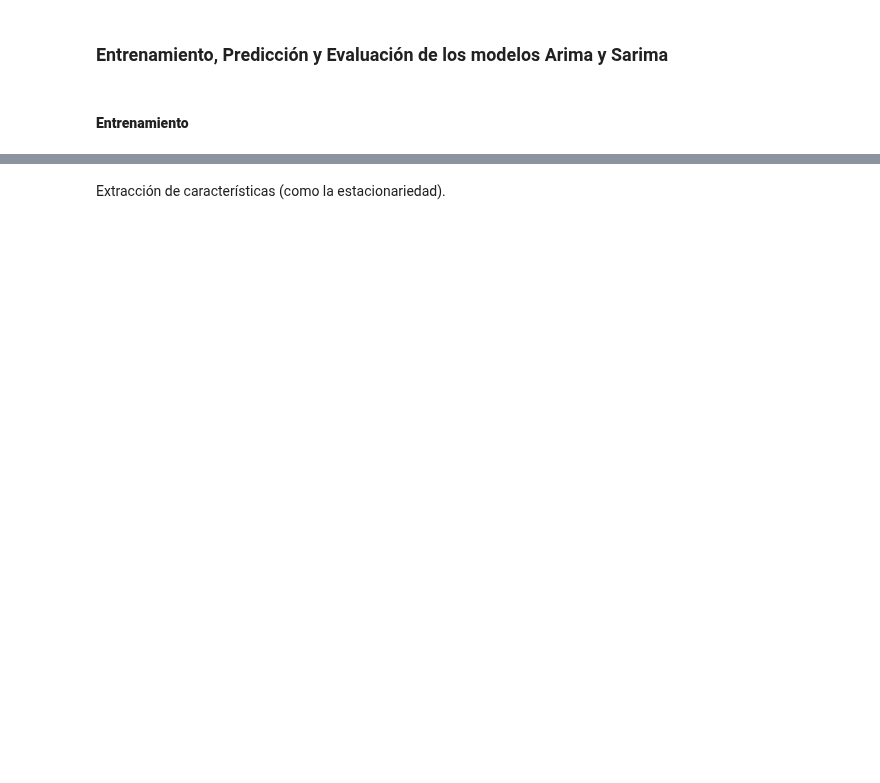
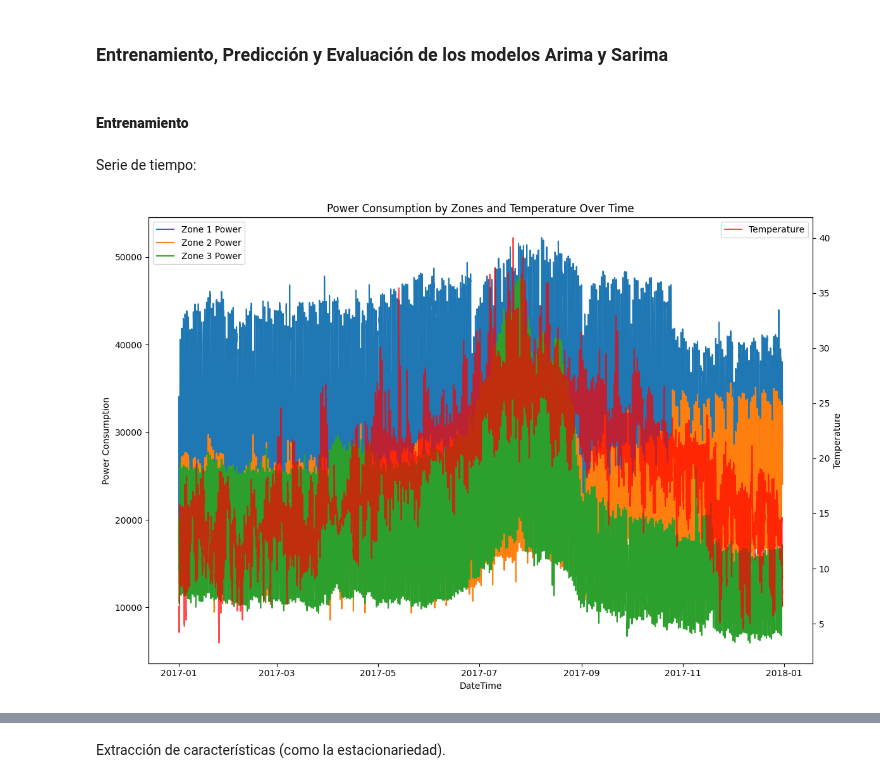
Before and after one commit to DCajiao/Time-series-forecast-of-energy-consumption-in-Tetouan-City, a Jupyter notebook: notebooks/01_ARIMA_SARIMA_modeling.ipynb, the cells around one changed output, grey strips where cells are left out. Cells and saved outputs as stored; diff of their text form; code cells hidden in the pictures; blank space fills up the shorter version.

```diff
--- a/notebooks/01_ARIMA_SARIMA_modeling.ipynb
+++ b/notebooks/01_ARIMA_SARIMA_modeling.ipynb
@@ -4,0 +32,38 @@
+# %%
+# 2. Convertir datetime a formato fecha
+df['datetime'] = pd.to_datetime(df['datetime'])
+
+# 3. Crear subset con las columnas que se necesitan
+df_subset = df[['datetime', 'zone_1', 'zone_2', 'zone_3', 'temperature']].copy()
+# %% [markdown]
+Serie de tiempo:
+# %%
+fig, ax = plt.subplots(figsize=(12, 8))
+
+# Plotear las variables
+ax.plot(df_subset['datetime'], df_subset['zone_1'], label='Zone 1 Power', linewidth=1.5)
+ax.plot(df_subset['datetime'], df_subset['zone_2'], label='Zone 2 Power', linewidth=1.5)
+ax.plot(df_subset['datetime'], df_subset['zone_3'], label='Zone 3 Power', linewidth=1.5)
+
+# Crear segundo eje Y para temperatura (escala diferente)
+ax2 = ax.twinx()
+ax2.plot(df_subset['datetime'], df_subset['temperature'], label='Temperature',
+         color='red', linewidth=1.5, alpha=0.7)
+
+# Configurar etiquetas y título
+ax.set_xlabel('DateTime')
+ax.set_ylabel('Power Consumption')
+ax2.set_ylabel('Temperature')
+ax.set_title('Power Consumption by Zones and Temperature Over Time')
+
+# Configurar leyendas
+ax.legend(loc='upper left')
+ax2.legend(loc='upper right')
+
+# Rotar fechas para mejor legibilidad
+plt.xticks(rotation=45)
+
+plt.tight_layout()
+plt.show()
+# %% [output]
+[figure, added]
```
Also changed, not shown: parts of 29 cells of this notebook.
